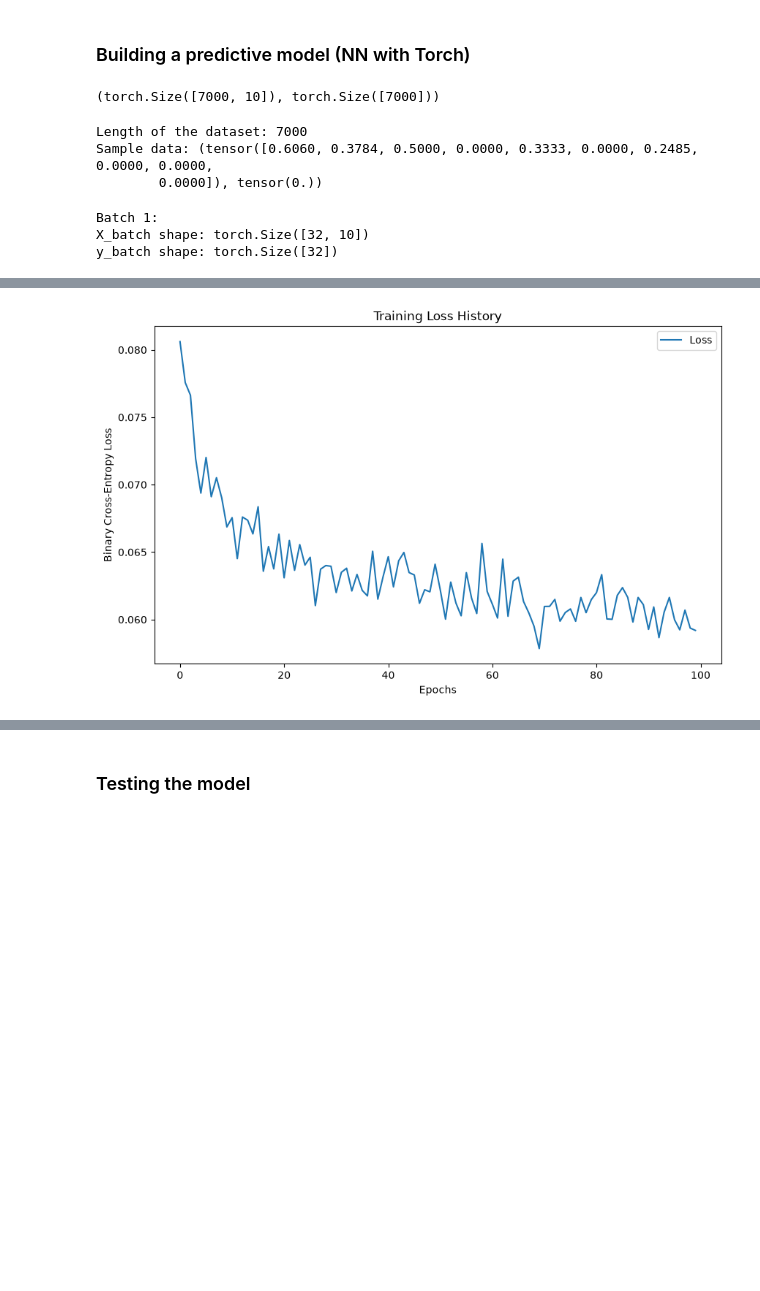
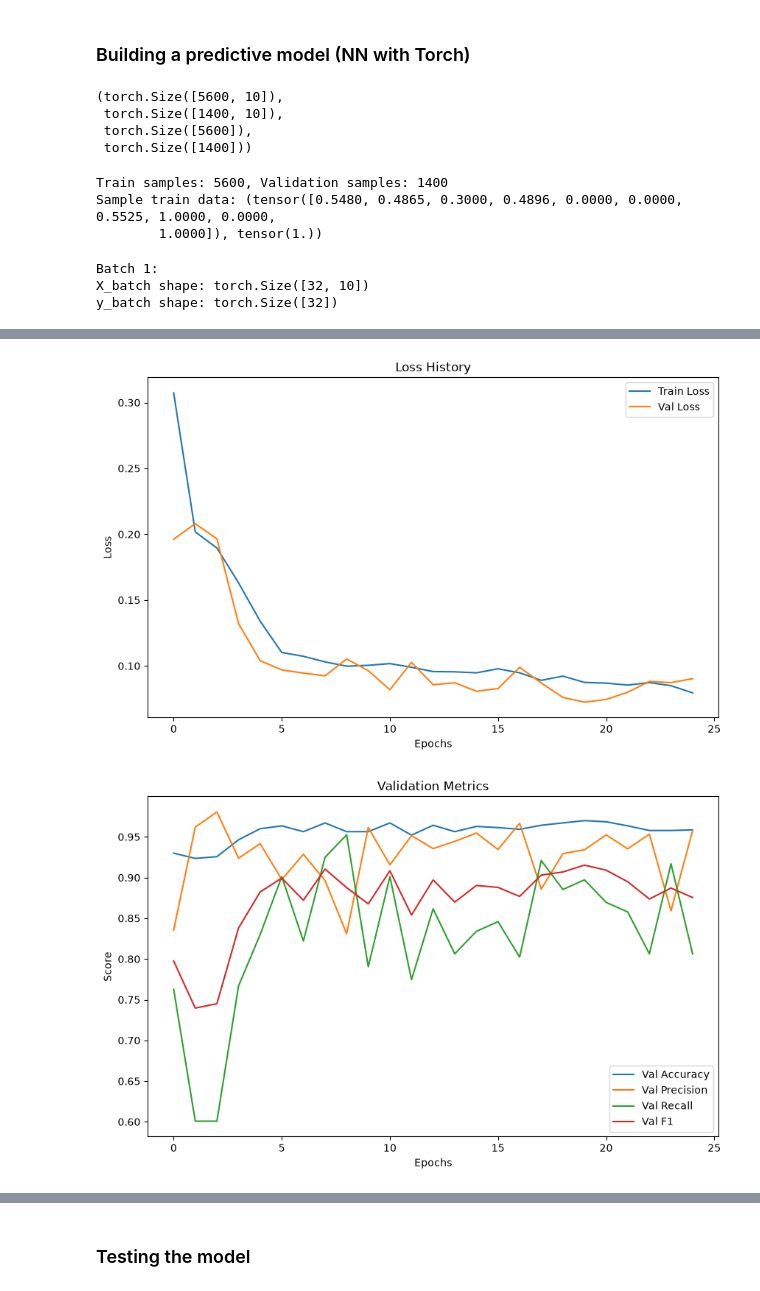
Before and after one commit to hussein-alali-alismael/Bank-Customers-Predictions, a Jupyter notebook: Bank_Customers_Predicions.ipynb, the cells around one changed output, grey strips where cells are left out. Drawn from its saved outputs; the diff is of its cells as text; code cells hidden in the pictures; blank space fills up the shorter version.

Commit message:
split data(train,val) , use classification matrics , output logits

```diff
--- a/Bank_Customers_Predicions.ipynb
+++ b/Bank_Customers_Predicions.ipynb
@@ -123,12 +124,17 @@ else:
 ### Building a predictive model (NN with Torch)
 # %%
 # initialize the features and target variable to PyTorch tensors
-X_tensor = torch.tensor(X, dtype=torch.float32).to(device)
-y_tensor = torch.tensor(y, dtype=torch.float32).to(device)
+X_train_tensor = torch.tensor(X_train, dtype=torch.float32).to(device)
+X_val_tensor = torch.tensor(X_val, dtype=torch.float32).to(device)
+y_train_tensor = torch.tensor(y_train, dtype=torch.float32).to(device)
+y_val_tensor = torch.tensor(y_val, dtype=torch.float32).to(device)
 
-X_tensor.shape, y_tensor.shape
+X_train_tensor.shape, X_val_tensor.shape, y_train_tensor.shape, y_val_tensor.shape
 # %% [output]
-(torch.Size([7000, 10]), torch.Size([7000]))
+(torch.Size([5600, 10]),
+ torch.Size([1400, 10]),
+ torch.Size([5600]),
+ torch.Size([1400]))
 # %%
 # Custom Dataset class for our bank customers data
 class BankCustomersDataset(Dataset):
@@ -142,11 +148,12 @@ class BankCustomersDataset(Dataset):
     def __getitem__(self, idx):
         return self.X[idx], self.y[idx]
 
-bank_dataset = BankCustomersDataset(X_tensor, y_tensor)
-print(f"Length of the dataset: {len(bank_dataset)}")
-print(f"Sample data: {bank_dataset[0]}")
+train_dataset = BankCustomersDataset(X_train_tensor, y_train_tensor)
+val_dataset = BankCustomersDataset(X_val_tensor, y_val_tensor)
+print(f"Train samples: {len(train_dataset)}, Validation samples: {len(val_dataset)}")
+print(f"Sample train data: {train_dataset[0]}")
 # %% [output]
-Length of the dataset: 7000
-Sample data: (tensor([0.6060, 0.3784, 0.5000, 0.0000, 0.3333, 0.0000, 0.2485, 0.0000, 0.0000,
-        0.0000]), tensor(0.))
+Train samples: 5600, Validation samples: 1400
+Sample train data: (tensor([0.5480, 0.4865, 0.3000, 0.4896, 0.0000, 0.0000, 0.5525, 1.0000, 0.0000,
+        1.0000]), tensor(1.))
 # %%
@@ -172,17 +184,19 @@ class BankCustomerNN(nn.Module):
     def __init__(self, input_dim):
         super().__init__()
         self.net = nn.Sequential(
-            nn.Linear(input_dim, 64),
+            nn.Linear(input_dim, 16),
             nn.ReLU(),
-            nn.Dropout(0.3),
-            nn.Linear(64, 32),
+            nn.Linear(16, 8),
+            # nn.ReLU(),
+            # nn.Linear(16, 8),
             nn.ReLU(),
-            nn.Linear(32, 1),
-            nn.Sigmoid()  # output layer with sigmoid activation for binary classification
+            nn.Linear(8, 1),
+            # nn.Sigmoid()  # output layer with sigmoid activation for binary classification
         )
+
     def forward(self, x):
-        return self.net(x).squeeze(1)  # returns probabilities
+        return self.net(x).squeeze(1)  # returns logits
 
-model = BankCustomerNN(input_dim=X_tensor.shape[1]).to(device)
+model = BankCustomerNN(input_dim=X_train_tensor.shape[1]).to(device)
 # %%
 # training the model
@@ -212,15 +279,33 @@ def train_model(model, dataloader, criterion, optimizer, epochs=10, device=devic
 # %%
 # selecting the optimizer and loss function
-optimizer = optim.Adam(model.parameters(), lr=1e-4, weight_decay=1e-5)
-criterion = nn.BCELoss()
+optimizer = optim.Adam(model.parameters(), lr=1e-2, weight_decay=1e-5)
+criterion = nn.BCEWithLogitsLoss()
 print("Training the model...")
-loss_history = train_model(model, BankCustomers, criterion, optimizer, epochs=100)
+metrics = train_model(
+    model,
+    train_loader,
+    val_loader,
+    criterion,
+    optimizer,
+    epochs=25,
+)
 # Visualizing the loss history
-plt.plot(loss_history, label="Loss")
-plt.title("Training Loss History")
+plt.plot(metrics['train_loss'], label="Train Loss")
+plt.plot(metrics['val_loss'], label="Val Loss")
+plt.title("Loss History")
 plt.xlabel("Epochs")
-plt.ylabel("Binary Cross-Entropy Loss")
+plt.ylabel("Loss")
 plt.legend()
 plt.show()
+
+plt.plot(metrics['val_acc'], label="Val Accuracy")
+plt.plot(metrics['val_precision'], label="Val Precision")
+plt.plot(metrics['val_recall'], label="Val Recall")
+plt.plot(metrics['val_f1'], label="Val F1")
+plt.title("Validation Metrics")
+plt.xlabel("Epochs")
+plt.ylabel("Score")
+plt.legend()
+plt.show()
 # %% [output]
 Training the model...
@@ -243,2 +328,3 @@ Epoch [100/100], Loss: 0.0592
-[figure, old version]
+[figure, new version]
+[figure, added]
 # %%
```
Also changed, not shown: parts of 7 cells of this notebook, 1 other file.
